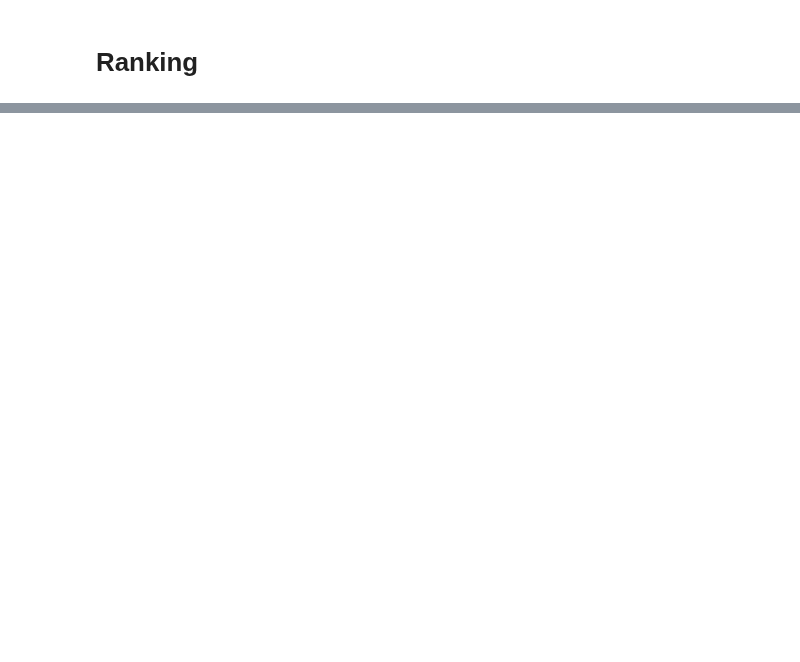
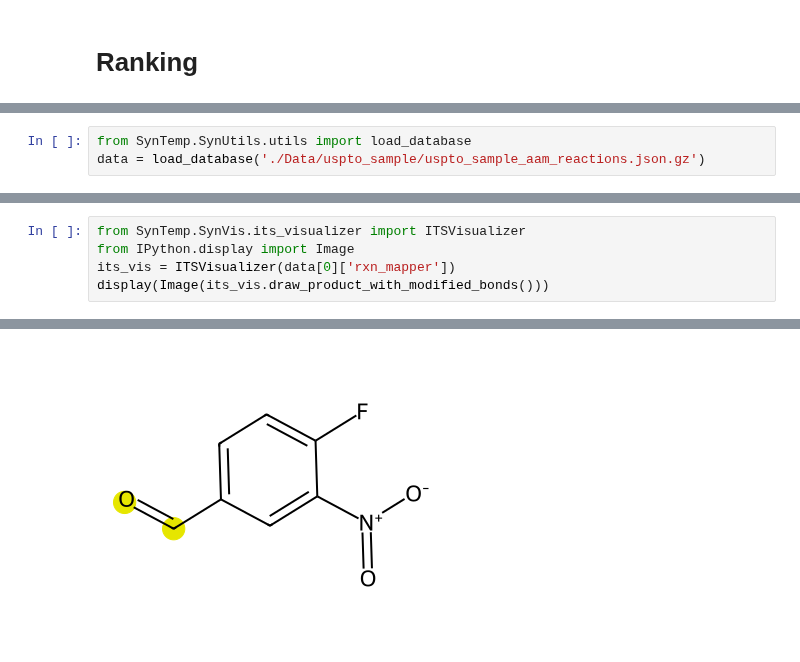
Before and after one commit to TieuLongPhan/SynTemp, a Jupyter notebook: test.ipynb, the cells around one changed output, grey strips where cells are left out. Saved outputs shown, nothing was run; the diff lists cells and outputs as text; blank space fills up the shorter version.

Commit message:
update visualizer functions

```diff
--- a/test.ipynb
+++ b/test.ipynb
@@ -534,0 +403,3 @@ Top 5 accuracy: 47.46
+# %%
+from SynTemp.SynUtils.utils import load_database
+data = load_database('./Data/uspto_sample/uspto_sample_aam_reactions.json.gz')
@@ -534,0 +429,6 @@ Top 5 accuracy: 47.46
+# %%
+from SynTemp.SynVis.its_visualizer import ITSVisualizer
+from IPython.display import Image
+its_vis = ITSVisualizer(data[0]['rxn_mapper'])
+display(Image(its_vis.draw_product_with_modified_bonds()))
+# %% [output]
@@ -534,0 +441 @@ Top 5 accuracy: 47.46
+[figure, added]
```
Also changed, not shown: parts of 11 cells of this notebook, 2 other files.
